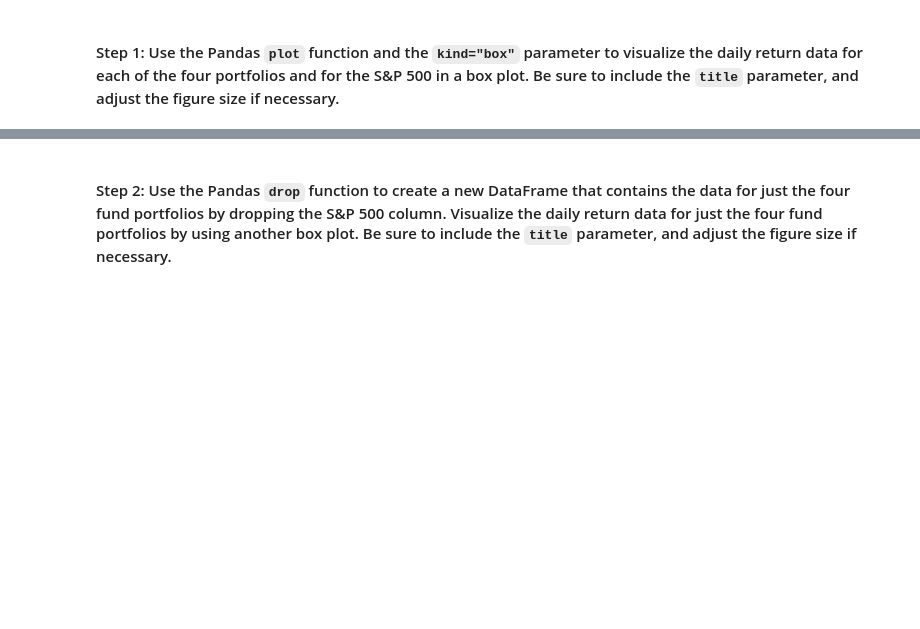
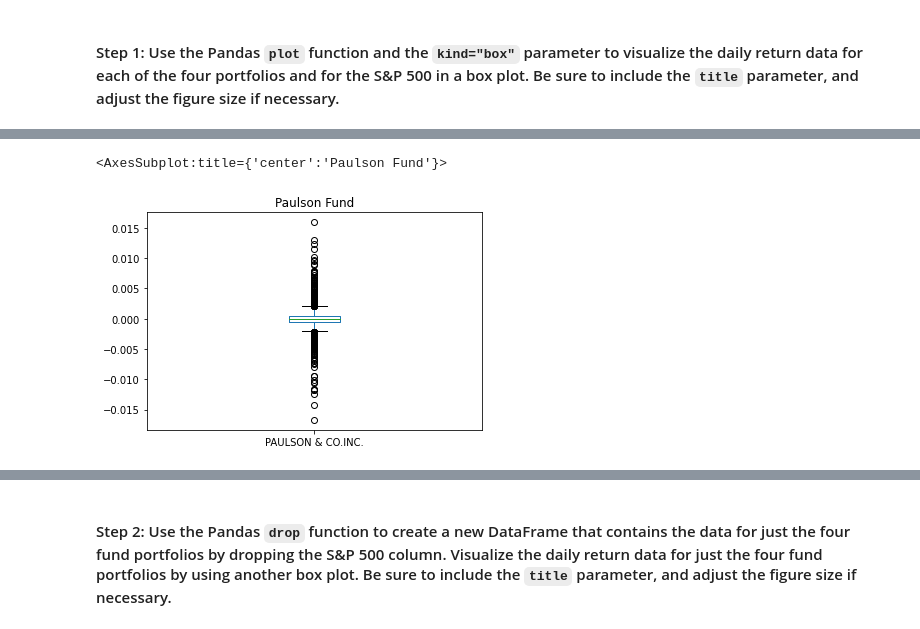
Before and after one commit to ndanialy/Risk_Return_Repository, a Jupyter notebook: risk_return_analysis.ipynb, the cells around one changed output, grey strips where cells are left out. Drawn from its saved outputs; the diff is of its cells as text; code cells hidden in the pictures; blank space fills up the shorter version.

```diff
--- a/risk_return_analysis.ipynb
+++ b/risk_return_analysis.ipynb
@@ -229,0 +236,6 @@ Analyze the volatility of each of the four fund portfolios and of the S&P 500 In
+# %%
+#Creating a boxplot with the daily returns
+whale_nav_daily_returns["PAULSON & CO.INC."].plot(kind="box", title = "Paulson Fund")
+# %% [output]
+<AxesSubplot:title={'center':'Paulson Fund'}>
+[figure, added]
```
Also changed, not shown: parts of 6 cells of this notebook.
